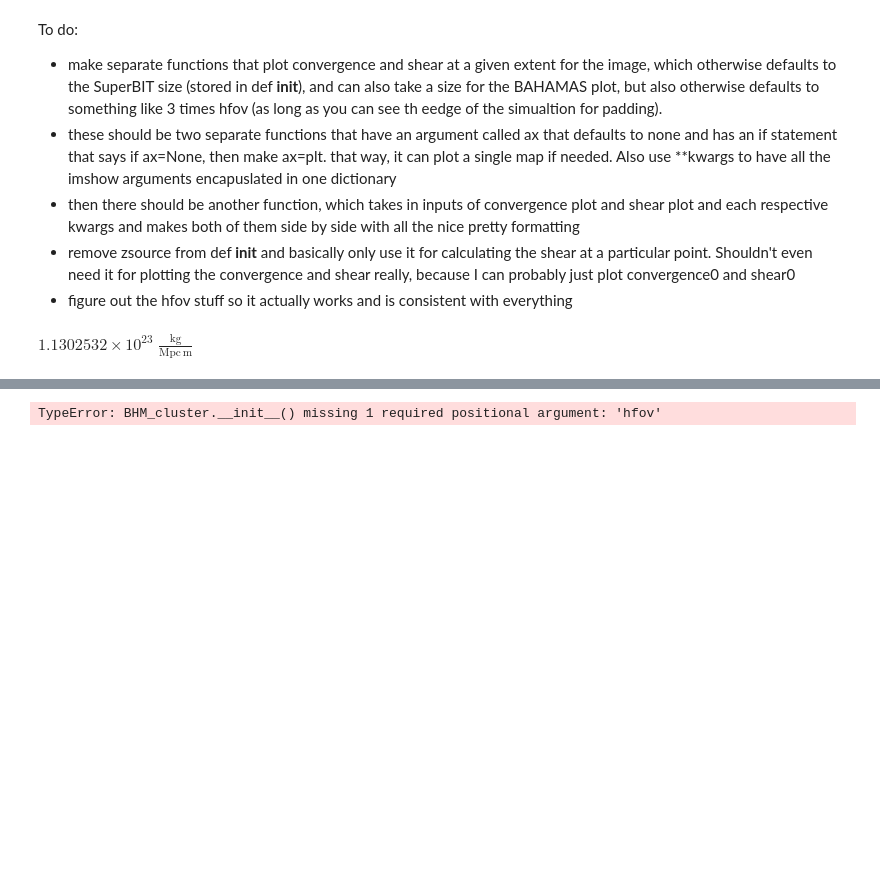
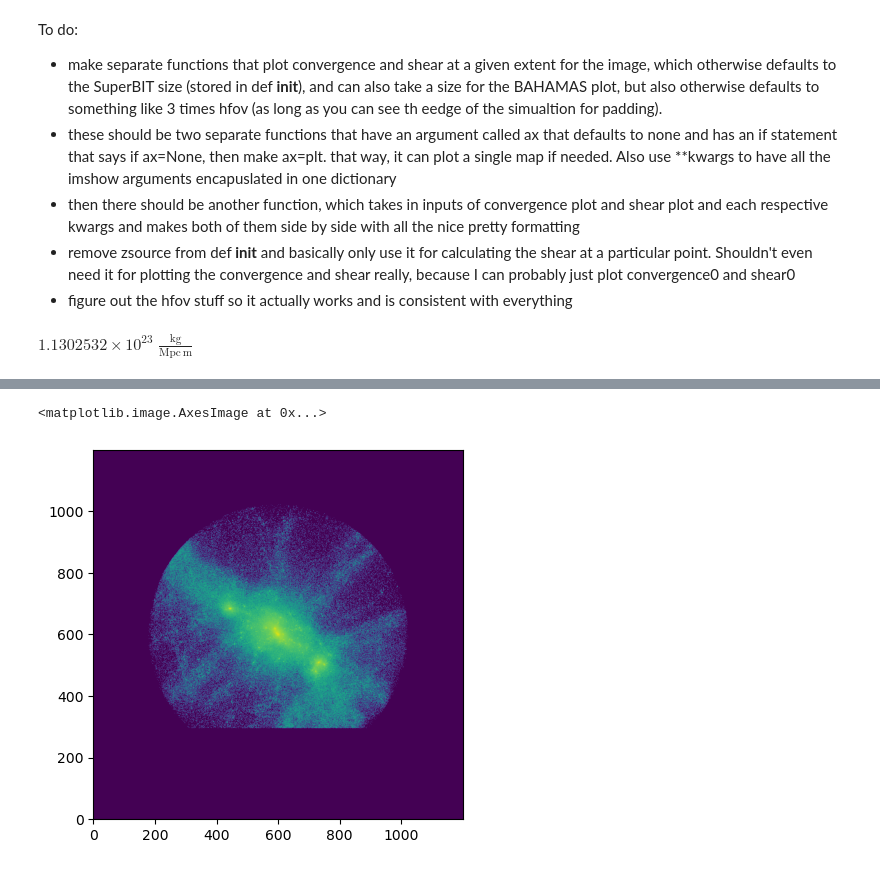
Before and after one commit to anyamischel/BAHAMAS-mock-weak-lensing, a Jupyter notebook: BHM_Sim.ipynb, the cells around one changed output, grey strips where cells are left out. Drawn from its saved outputs; the diff is of its cells as text; code cells hidden in the pictures; blank space fills up the shorter version.

```diff
--- a/BHM_Sim.ipynb
+++ b/BHM_Sim.ipynb
@@ -129,5 +123,6 @@ Text(0, 0.5, 'y (arcmin)')
 # %%
-baham2yz = BHM_cluster(name = 'GrNm_001.npz', horizontal_axis = 'y', vertical_axis = 'z', extent = 'test', zlens = 0.5, zsource = 1.0)
-plt.imshow((np.log10(baham2yz.get_convergence_map() + 1e-5)).T, origin='lower')
+baham2yz = BHM_cluster(name = 'GrNm_001.npz', horizontal_axis = 'y', vertical_axis = 'z', extent = 'test', zlens = 0.5, hfov = 5*0.700*3)
+plt.imshow((np.log10(baham2yz.get_convergence0_map() + 1e-5)).T, origin='lower')
 # %% [output]
-TypeError: BHM_cluster.__init__() missing 1 required positional argument: 'hfov'
+<matplotlib.image.AxesImage at 0x...>
+[figure, added]
```
Also changed, not shown: parts of 5 cells of this notebook.
